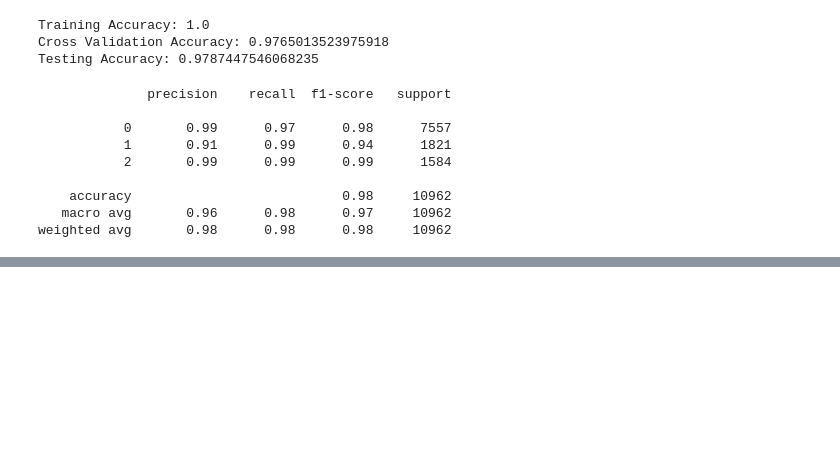
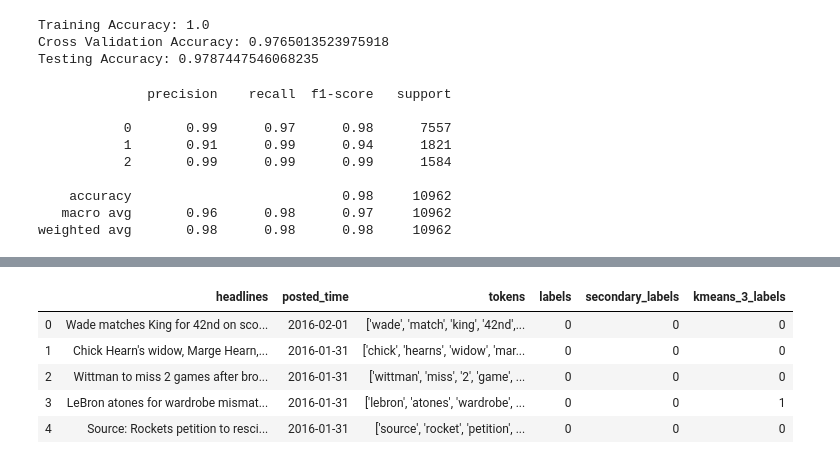
Before and after one commit to jeremy-lee93/capstone-project, a Jupyter notebook: modeling_headlines.ipynb, the cells around one changed output, grey strips where cells are left out. Saved outputs shown, nothing was run; the diff lists cells and outputs as text; code cells hidden in the pictures; blank space fills up the shorter version.

```diff
--- a/modeling_headlines.ipynb
+++ b/modeling_headlines.ipynb
@@ -163,0 +190,11 @@ plot_confusion_matrix(rf_vanilla, X_test, y_test, cmap='Blues', ax=ax)
+# %%
+grp_zero_recluster = pd.read_csv('espn_grp_zero_recluster.csv')
+# %%
+grp_zero_recluster.head()
+# %% [output]
+|  | headlines | posted_time | tokens | labels | secondary_labels | kmeans_3_labels |
+| 0 | Wade matches King for 42nd on sco... | 2016-02-01 | ['wade', 'match', 'king', '42nd',... | 0 | 0 | 0 |
+| 1 | Chick Hearn's widow, Marge Hearn,... | 2016-01-31 | ['chick', 'hearns', 'widow', 'mar... | 0 | 0 | 0 |
+| 2 | Wittman to miss 2 games after bro... | 2016-01-31 | ['wittman', 'miss', '2', 'game', ... | 0 | 0 | 0 |
+| 3 | LeBron atones for wardrobe mismat... | 2016-01-31 | ['lebron', 'atones', 'wardrobe', ... | 0 | 0 | 1 |
+| 4 | Source: Rockets petition to resci... | 2016-01-31 | ['source', 'rocket', 'petition', ... | 0 | 0 | 0 |
```
Also changed, not shown: parts of 28 cells of this notebook, 6 other files.
